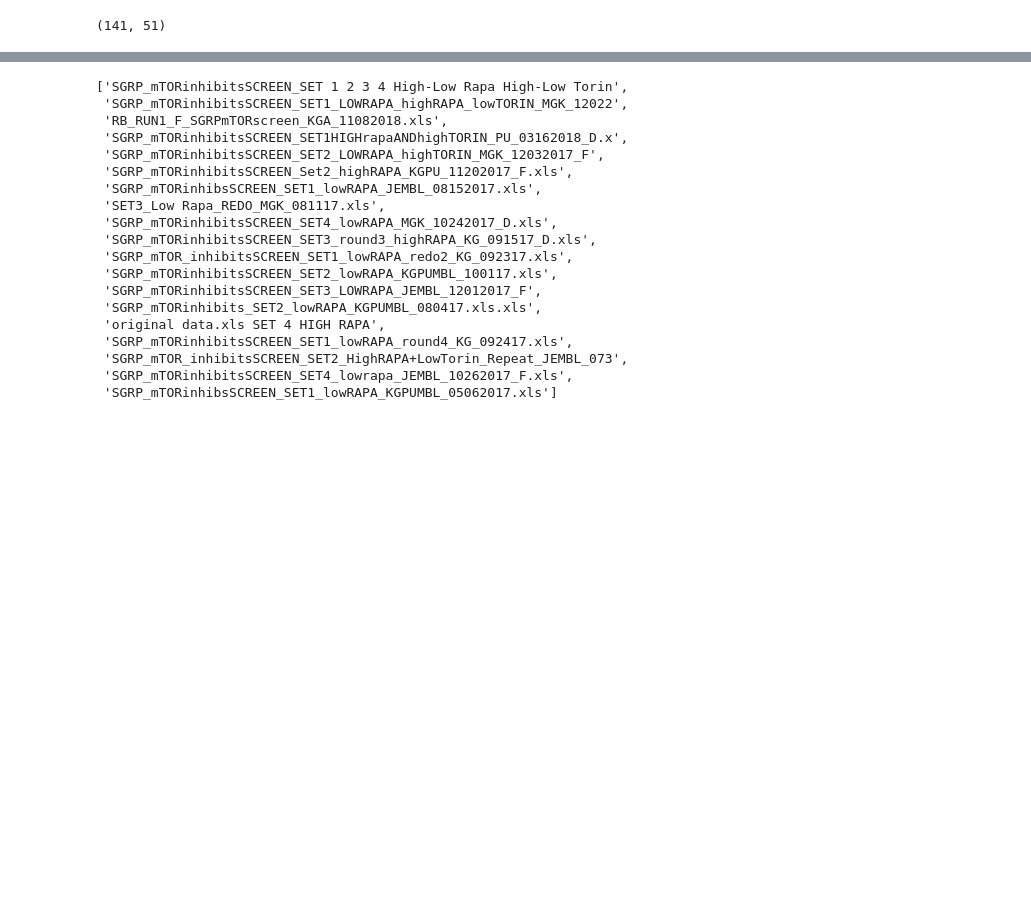
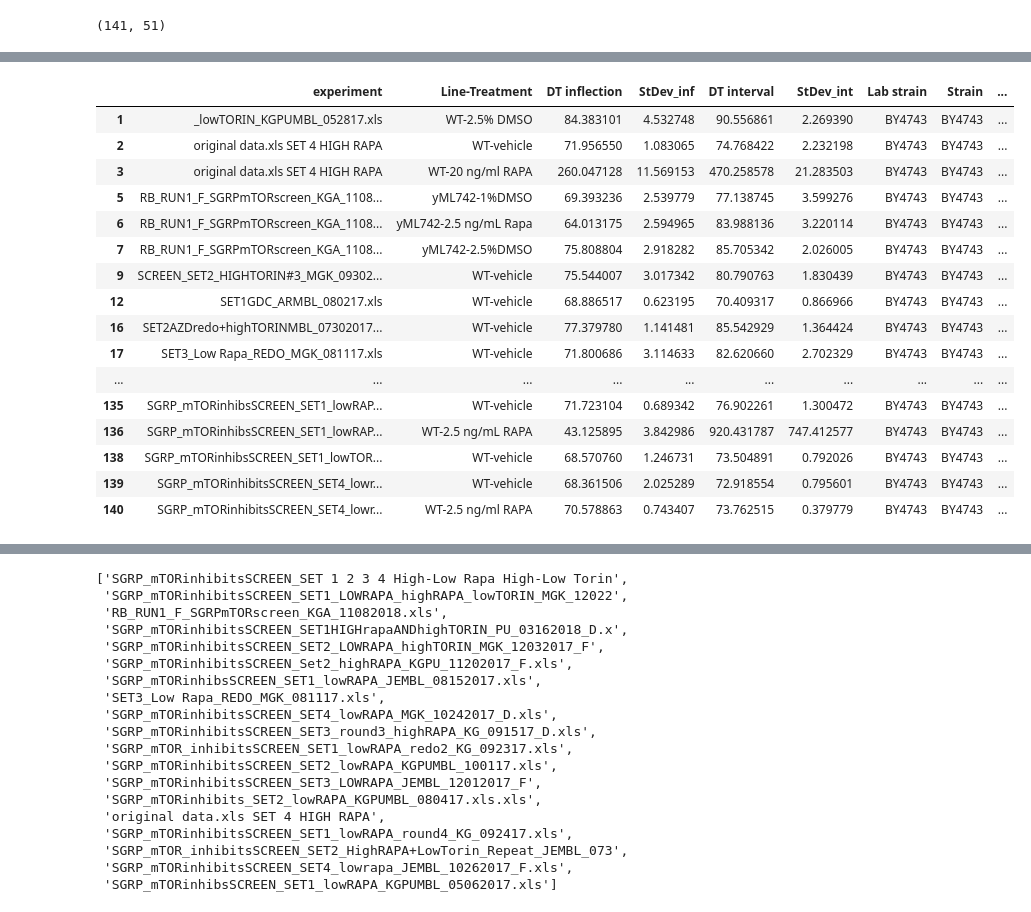
Before and after one commit to yab-tad/Saccharomyces-Cerevisiae, a Jupyter notebook: SGRP.ipynb, the cells around one changed output, grey strips where cells are left out. Saved outputs shown, nothing was run; the diff lists cells and outputs as text; code cells hidden in the pictures; blank space fills up the shorter version.

```diff
--- a/SGRP.ipynb
+++ b/SGRP.ipynb
@@ -223,3 +236,24 @@ def mapper(exp, te, feature):
         dfs.append(te.loc[(te[feature] == i)])
     dfs = pd.concat(dfs, ignore_index=True)
     return dfs
+# %%
+aneww = (df_Control[(df_Control['Treatment'] == treatments[1]) | (df_Control['Treatment'] == treatments[2]) | (df_Control['Treatment'] == treatments[3]) | (df_Control['Treatment'] == treatments[4])])
+aneww
+# %% [output]
+|  | experiment | Line-Treatment | DT inflection | StDev_inf | DT interval | StDev_int | Lab strain | Strain | ... |
+| 1 | _lowTORIN_KGPUMBL_052817.xls | WT-2.5% DMSO | 84.383101 | 4.532748 | 90.556861 | 2.269390 | BY4743 | BY4743 | ... |
+| 2 | original data.xls SET 4 HIGH RAPA | WT-vehicle | 71.956550 | 1.083065 | 74.768422 | 2.232198 | BY4743 | BY4743 | ... |
+| 3 | original data.xls SET 4 HIGH RAPA | WT-20 ng/ml RAPA | 260.047128 | 11.569153 | 470.258578 | 21.283503 | BY4743 | BY4743 | ... |
+| 5 | RB_RUN1_F_SGRPmTORscreen_KGA_1108... | yML742-1%DMSO | 69.393236 | 2.539779 | 77.138745 | 3.599276 | BY4743 | BY4743 | ... |
+| 6 | RB_RUN1_F_SGRPmTORscreen_KGA_1108... | yML742-2.5 ng/mL Rapa | 64.013175 | 2.594965 | 83.988136 | 3.220114 | BY4743 | BY4743 | ... |
+| 7 | RB_RUN1_F_SGRPmTORscreen_KGA_1108... | yML742-2.5%DMSO | 75.808804 | 2.918282 | 85.705342 | 2.026005 | BY4743 | BY4743 | ... |
+| 9 | SCREEN_SET2_HIGHTORIN#3_MGK_09302... | WT-vehicle | 75.544007 | 3.017342 | 80.790763 | 1.830439 | BY4743 | BY4743 | ... |
+| 12 | SET1GDC_ARMBL_080217.xls | WT-vehicle | 68.886517 | 0.623195 | 70.409317 | 0.866966 | BY4743 | BY4743 | ... |
+| 16 | SET2AZDredo+highTORINMBL_07302017... | WT-vehicle | 77.379780 | 1.141481 | 85.542929 | 1.364424 | BY4743 | BY4743 | ... |
+| 17 | SET3_Low Rapa_REDO_MGK_081117.xls | WT-vehicle | 71.800686 | 3.114633 | 82.620660 | 2.702329 | BY4743 | BY4743 | ... |
+| ... | ... | ... | ... | ... | ... | ... | ... | ... | ... |
+| 135 | SGRP_mTORinhibsSCREEN_SET1_lowRAP... | WT-vehicle | 71.723104 | 0.689342 | 76.902261 | 1.300472 | BY4743 | BY4743 | ... |
+| 136 | SGRP_mTORinhibsSCREEN_SET1_lowRAP... | WT-2.5 ng/mL RAPA | 43.125895 | 3.842986 | 920.431787 | 747.412577 | BY4743 | BY4743 | ... |
+| 138 | SGRP_mTORinhibsSCREEN_SET1_lowTOR... | WT-vehicle | 68.570760 | 1.246731 | 73.504891 | 0.792026 | BY4743 | BY4743 | ... |
+| 139 | SGRP_mTORinhibitsSCREEN_SET4_lowr... | WT-vehicle | 68.361506 | 2.025289 | 72.918554 | 0.795601 | BY4743 | BY4743 | ... |
+| 140 | SGRP_mTORinhibitsSCREEN_SET4_lowr... | WT-2.5 ng/ml RAPA | 70.578863 | 0.743407 | 73.762515 | 0.379779 | BY4743 | BY4743 | ... |
```
Also changed, not shown: parts of 20 cells of this notebook.
